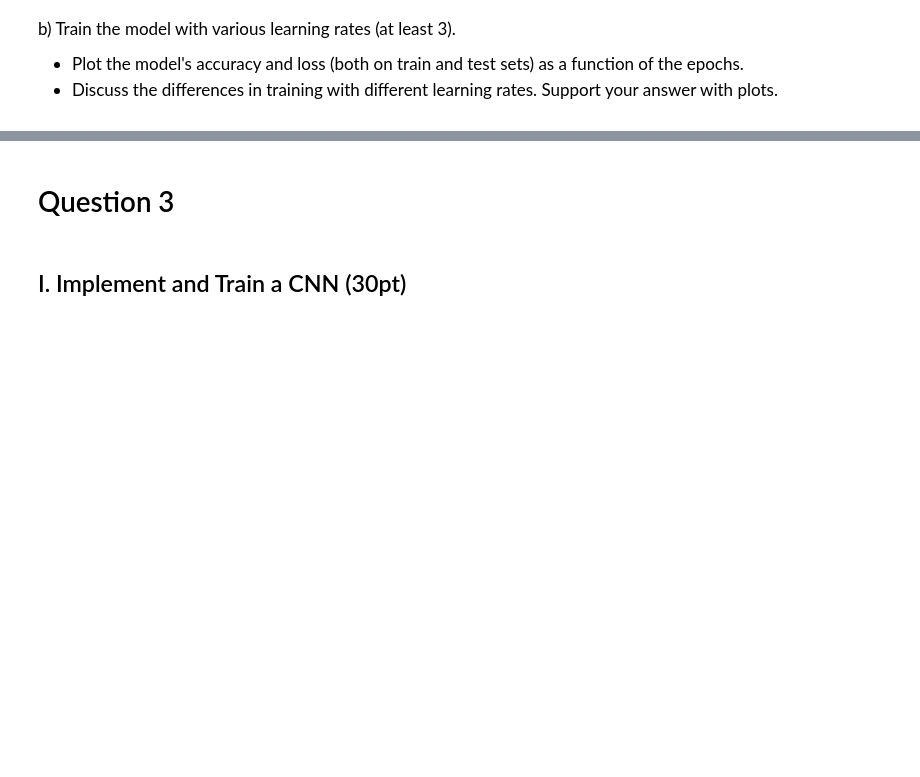
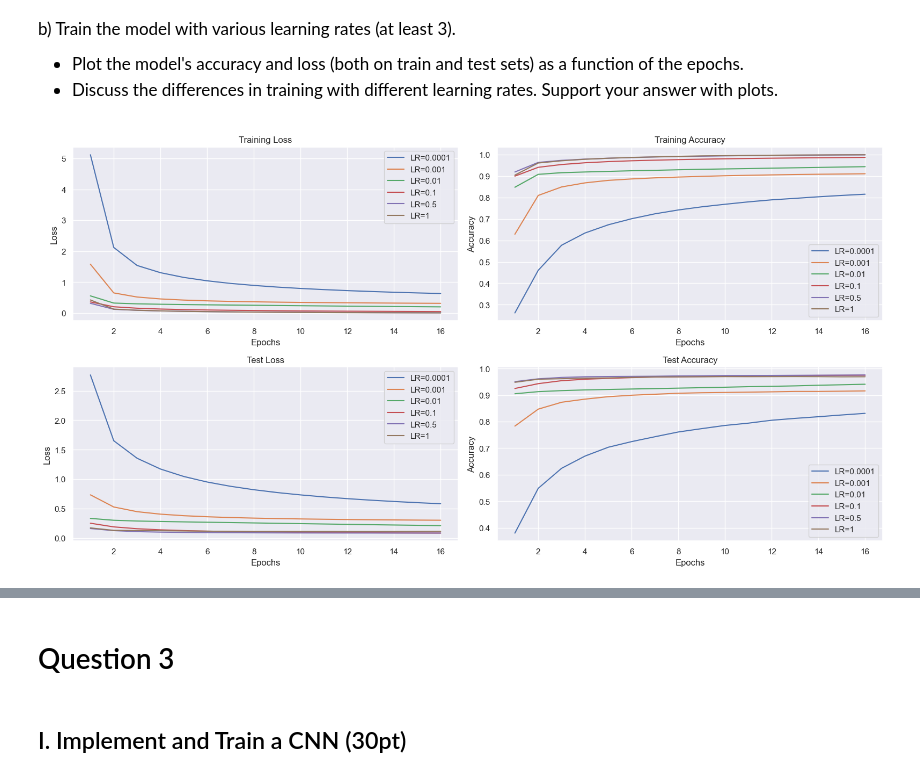
Before and after one commit to AmitShirazi1/ML2_hw1, a Jupyter notebook: HW1.ipynb, the cells around one changed output, grey strips where cells are left out. Drawn from its saved outputs; the diff is of its cells as text; code cells hidden in the pictures; blank space fills up the shorter version.

```diff
--- a/HW1.ipynb
+++ b/HW1.ipynb
@@ -170,7 +168,7 @@ def set_seed(seed):
 # Transformation for the data
 transform = torchvision.transforms.Compose(
     [torchvision.transforms.ToTensor(),
-     torch.flatten])
+     torchvision.transforms.Lambda(lambda x: x.view(-1))])
 
 
 # Cross-Entropy loss implementation
@@ -180,6 +178,7 @@ def one_hot(y, num_of_classes=10):
     return hot
 
 def cross_entropy(y, y_hat):
+    y_hat = torch.clip(y_hat, 1e-9, 1 - 1e-9)
     return -torch.sum(one_hot(y) * torch.log(y_hat)) / y.size()[0]
 # %%
 # Create dataloaders
@@ -308,3 +313,72 @@ torch.save({"W1": model.W1, "W2": model.W2, "b1": model.b1, "b2": model.b2}, f"H
 <ul style="font-size: 17px">
 <li> Plot the model's accuracy and loss (both on train and test sets) as a function of the epochs.
 <li>Discuss the differences in training with different learning rates. Support your answer with plots.
+# %%
+learning_rates = [0.0001, 0.001, 0.01, 0.1, 0.5, 1]
+results = {}
+
+for lr in learning_rates:
+    set_seed(SEED)
+    model = FullyConnectedNetwork(784, 10, 128, sigmoid, lr=lr)
+
+    # Train and evaluate
+    training_loss, test_loss, training_accuracy, test_accuracy = list(), list(), list(), list()
+    for epoch in range(EPOCHS):
+        # First stage: Training
+        total_loss, num_correct_predictions = model.train(train_dataloader)
+        training_loss.append(total_loss / len(train_dataloader))
+        training_accuracy.append(num_correct_predictions / len(train_dataset))
+
+        # Second stage: Testing
+        total_loss, num_correct_predictions = model.eval(test_dataloader)
+        test_loss.append(total_loss / len(test_dataloader))
+        test_accuracy.append(num_correct_predictions / len(test_dataset))
+
+    # Store results
+    results[lr] = {
+        "train_loss": training_loss,
+        "test_loss": test_loss,
+        "train_acc": training_accuracy,
+        "test_acc": test_accuracy
+    }
+
+# Plot results
+plt.figure(figsize=(16, 12))
+
+for idx, lr in enumerate(learning_rates):
+    # Training loss
+    plt.subplot(3, 2, 1)
+    plt.plot(range(1, EPOCHS + 1), results[lr]["train_loss"], label=f"LR={lr}")
+    plt.title("Training Loss")
+    plt.xlabel("Epochs")
+    plt.ylabel("Loss")
+    plt.legend()
+
+    # Training accuracy
+    plt.subplot(3, 2, 2)
+    plt.plot(range(1, EPOCHS + 1), results[lr]["train_acc"], label=f"LR={lr}")
+    plt.title("Training Accuracy")
+    plt.xlabel("Epochs")
+    plt.ylabel("Accuracy")
+    plt.legend()
+
+    # Testing loss
+    plt.subplot(3, 2, 3)
+    plt.plot(range(1, EPOCHS + 1), results[lr]["test_loss"], label=f"LR={lr}")
+    plt.title("Test Loss")
+    plt.xlabel("Epochs")
+    plt.ylabel("Loss")
+    plt.legend()
+
+    # Testing accuracy
+    plt.subplot(3, 2, 4)
+    plt.plot(range(1, EPOCHS + 1), results[lr]["test_acc"], label=f"LR={lr}")
+    plt.title("Test Accuracy")
+    plt.xlabel("Epochs")
+    plt.ylabel("Accuracy")
+    plt.legend()
+
+plt.tight_layout()
+plt.show()
+# %% [output]
+[figure, added]
```
Also changed, not shown: parts of 7 cells of this notebook, 1 other file.
